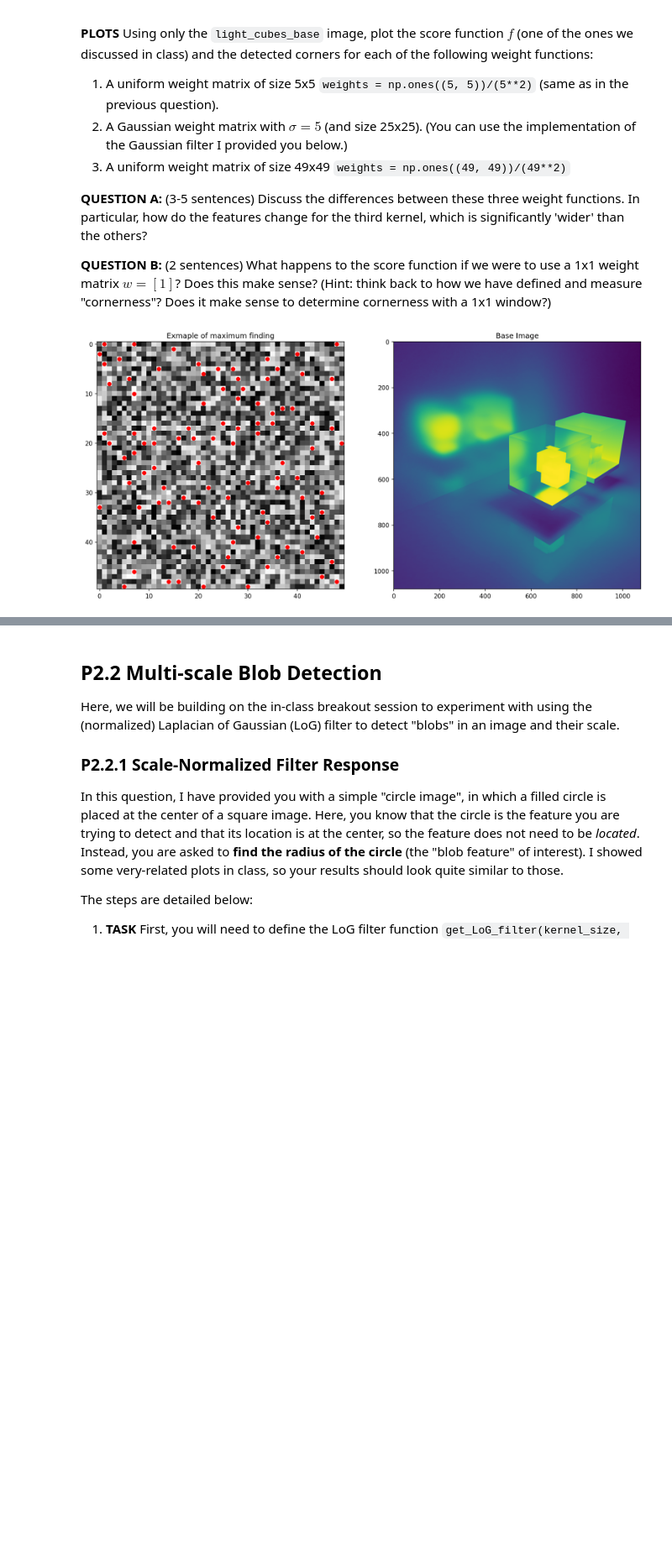
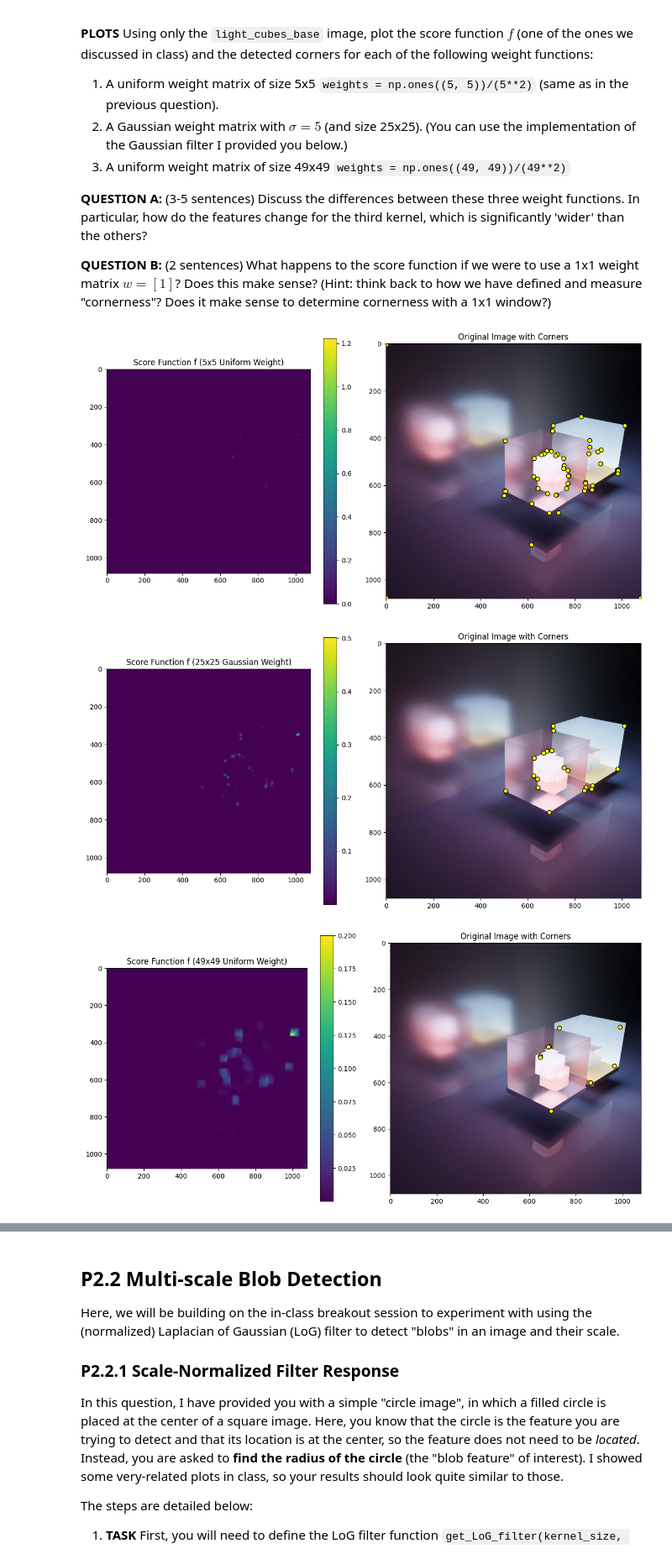
Before and after one commit to Archangel4148/CS5404, a Jupyter notebook: P2_features_scale_warping/P2.Features_Scale_Warping.ipynb, the cells around one changed output, grey strips where cells are left out. Shown at 84% size. Saved outputs shown, nothing was run; the diff lists cells and outputs as text; code cells hidden in the pictures; blank space fills up the shorter version.

Commit message:
Moving Harris logic to a function, and finishing 2.1.2

```diff
--- a/P2_features_scale_warping/P2.Features_Scale_Warping.ipynb
+++ b/P2_features_scale_warping/P2.Features_Scale_Warping.ipynb
@@ -248,21 +241,60 @@ In this part, we will see what happens when we use different weight matrices.
 
 **QUESTION B:**
 (2 sentences) What happens to the score function if we were to use a 1x1 weight matrix $w = [1]$? Does this make sense? (Hint: think back to how we have defined and measure "cornerness"? Does it make sense to determine cornerness with a 1x1 window?)
-# %%
-# Some example code showing that it works
-signal = np.random.rand(50, 50)
-plt.figure(figsize=(16, 8), dpi=150)
-points = get_local_maxima(signal, threshold=0.95)
-plt.subplot(121)
-plt.imshow(signal, cmap='gray')
-plt.plot(points[:, 0], points[:, 1], 'ro')
-plt.title("Exmaple of maximum finding")
-
-image = load_image("light_cubes_base.png")[:, :, 0]
-plt.subplot(122)
-plt.imshow(image)
-plt.title("Base Image")
-plt.show()
-None
-# %% [output]
-[figure, removed]
+# %%
+def display_harris_side_by_side(img, f, corners, score_title="Score Function f"):
+    plt.figure(figsize=(12, 6))
+
+    # Scoring function
+    plt.subplot(1, 2, 1)
+    plt.imshow(f, cmap="viridis")
+    plt.title(score_title)
+    plt.colorbar()
+
+    # Original image with corners
+    plt.subplot(1, 2, 2)
+    plt.imshow(img)
+    plt.title("Original Image with Corners")
+    for c in corners:
+        plt.scatter(c[0], c[1], s=40, c="yellow", edgecolors="black")
+
+    plt.tight_layout()
+    plt.show()
+
+# 1: 5x5 uniform weight matrix
+weights_1 = np.ones((5, 5)) / 5**2
+f1, _, _, _, _, _ = calculate_harris_values(img, weights_1)
+threshold = np.percentile(f1, 99.9)
+corners = get_local_maxima(f1, threshold)
+
+display_harris_side_by_side(img, f1, corners, score_title="Score Function f (5x5 Uniform Weight)")
+
+# 2: 25x25 Gaussian matrix (sigma=5)
+weights_2 = get_gaussian_filter(25, sigma=5)
+f2, _, _, _, _, _ = calculate_harris_values(img, weights_2)
+threshold = np.percentile(f2, 99.75)
+corners = get_local_maxima(f2, threshold)
+
+display_harris_side_by_side(img, f2, corners, score_title="Score Function f (25x25 Gaussian Weight)")
+
+# 3: 49x49 uniform weight matrix
+weights_3 = np.ones((49, 49)) / (49**2)
+f3, _, _, _, _, _ = calculate_harris_values(img, weights_3)
+threshold = np.percentile(f3, 99.7)
+corners = get_local_maxima(f3, threshold)
+
+display_harris_side_by_side(img, f3, corners, score_title="Score Function f (49x49 Uniform Weight)")
+
+# Extra case: 1x1 weight matrix
+img = load_image("light_cubes_base.png")
+
+weights_4 = np.array([[1]])
+f4, _, _, _, _, _ = calculate_harris_values(img, weights_4)
+threshold = np.percentile(f4, 99.7)
+corners = get_local_maxima(f4, threshold)
+
+display_harris_side_by_side(img, f4, corners, score_title="Score Function f (1x1 Weight)")
+# %% [output]
+[figure, added]
+[figure, added]
+[figure, added]
```
Also changed, not shown: parts of 3 cells of this notebook.
